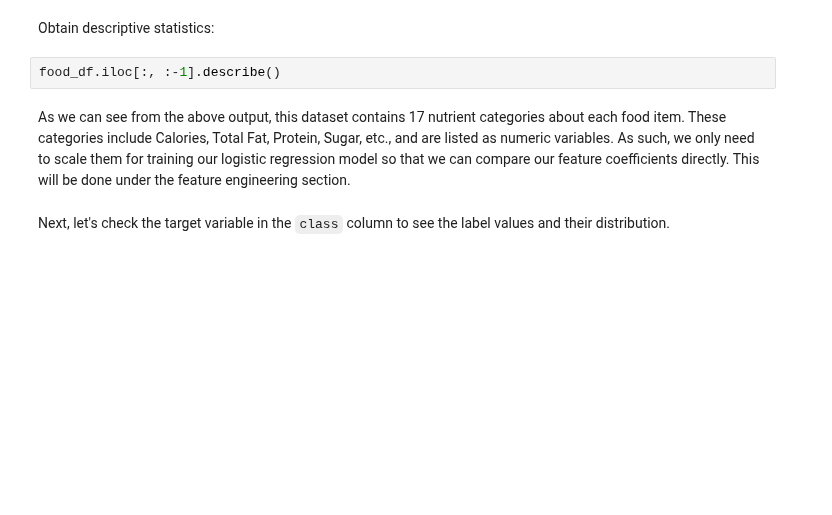
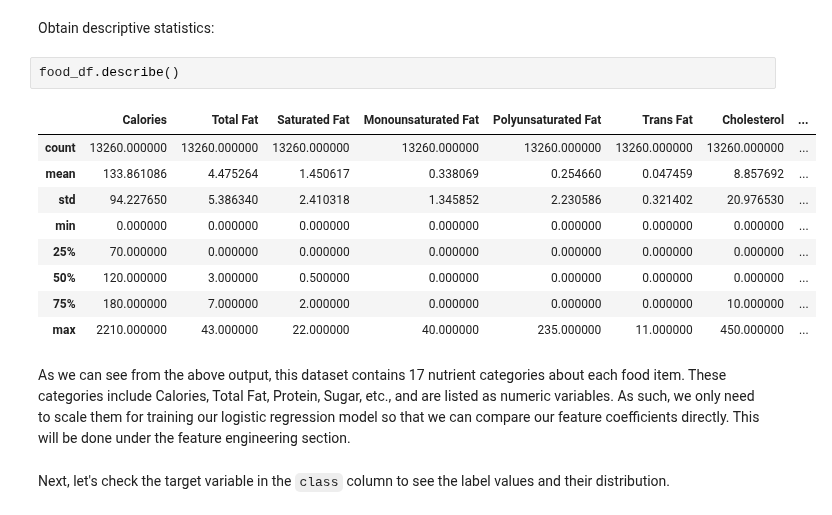
Before and after one commit to htetaunglynn94/coursera, a Jupyter notebook: ibm_ml_series/supervised_ml_classification/module_1/plab_logistic_regression.ipynb, the cells around one changed output. Drawn from its saved outputs; the diff is of its cells as text; blank space fills up the shorter version.

```diff
--- a/ibm_ml_series/supervised_ml_classification/module_1/plab_logistic_regression.ipynb
+++ b/ibm_ml_series/supervised_ml_classification/module_1/plab_logistic_regression.ipynb
@@ -74,7 +135,17 @@ feature_cols
 # %% [markdown]
 Obtain descriptive statistics:
 # %%
-food_df.iloc[:, :-1].describe()
+food_df.describe()
+# %% [output]
+|  | Calories | Total Fat | Saturated Fat | Monounsaturated Fat | Polyunsaturated Fat | Trans Fat | Cholesterol | ... |
+| count | 13260.000000 | 13260.000000 | 13260.000000 | 13260.000000 | 13260.000000 | 13260.000000 | 13260.000000 | ... |
+| mean | 133.861086 | 4.475264 | 1.450617 | 0.338069 | 0.254660 | 0.047459 | 8.857692 | ... |
+| std | 94.227650 | 5.386340 | 2.410318 | 1.345852 | 2.230586 | 0.321402 | 20.976530 | ... |
+| min | 0.000000 | 0.000000 | 0.000000 | 0.000000 | 0.000000 | 0.000000 | 0.000000 | ... |
+| 25% | 70.000000 | 0.000000 | 0.000000 | 0.000000 | 0.000000 | 0.000000 | 0.000000 | ... |
+| 50% | 120.000000 | 3.000000 | 0.500000 | 0.000000 | 0.000000 | 0.000000 | 0.000000 | ... |
+| 75% | 180.000000 | 7.000000 | 2.000000 | 0.000000 | 0.000000 | 0.000000 | 10.000000 | ... |
+| max | 2210.000000 | 43.000000 | 22.000000 | 40.000000 | 235.000000 | 11.000000 | 450.000000 | ... |
 # %% [markdown]
 As we can see from the above output, this dataset contains 17 nutrient categories about each food item. These categories include Calories, Total Fat, Protein, Sugar, etc., and are listed as numeric variables. As such, we only need to scale them for training our logistic regression model so that we can compare our feature coefficients directly. This will be done under the feature engineering section.
 # %% [markdown]
```
Also changed, not shown: parts of 42 cells of this notebook.
